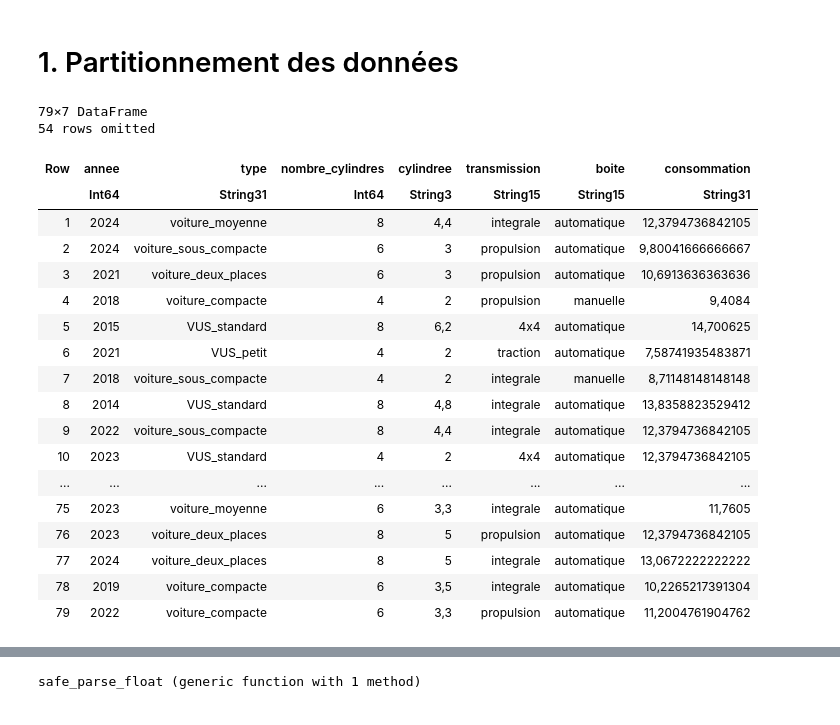
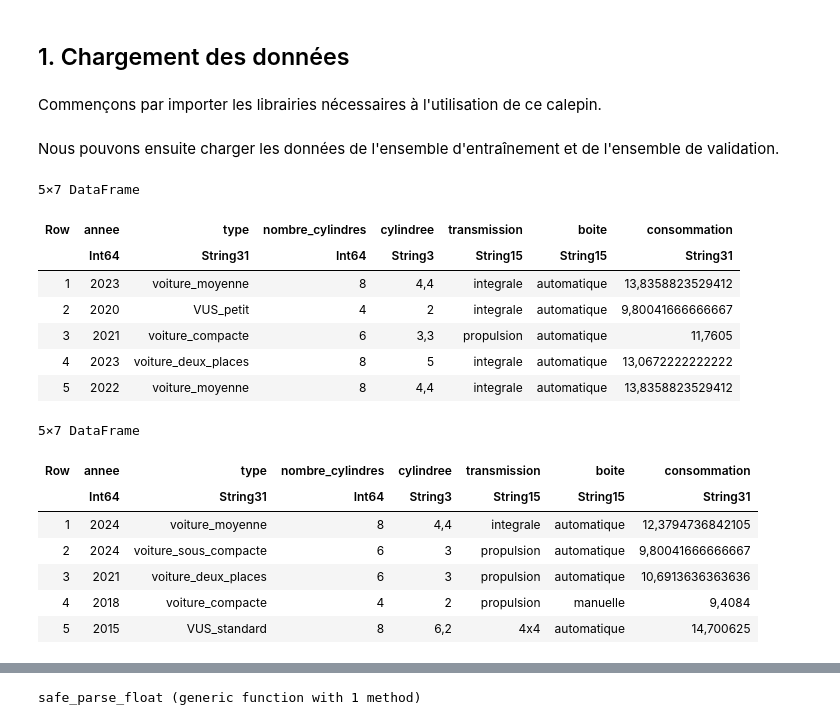
Before and after one commit to Colavita/Prediction-consommation-carburant, a Jupyter notebook: notebooks/projet_equipe_R.ipynb, the cells around one changed output, grey strips where cells are left out. Saved outputs shown, nothing was run; the diff lists cells and outputs as text; code cells hidden in the pictures.

```diff
--- a/notebooks/projet_equipe_R.ipynb
+++ b/notebooks/projet_equipe_R.ipynb
@@ -45,3 +26,5 @@ one hot encoding (si peu de catégories) : Créez une colonne pour chaque catég
 # %% [markdown]
-# 1. Partitionnement des données
+## 1. Chargement des données
+# %% [markdown]
+Commençons par importer les librairies nécessaires à l'utilisation de ce calepin.
 # %%
@@ -49,34 +32,37 @@ one hot encoding (si peu de catégories) : Créez une colonne pour chaque catég
+# %% [markdown]
+Nous pouvons ensuite charger les données de l'ensemble d'entraînement et de l'ensemble de validation.
 # %%
 full_train = CSV.read("../data/raw/train.csv", DataFrame; delim=";")
-test =  CSV.read("../data/raw/test.csv", DataFrame; delim=";") #ne contient pas la varialbe consommation
+test =  CSV.read("../data/raw/test.csv", DataFrame; delim=";") # ne contient pas la variable "consommation"
 
-Random.seed!(1234) #pour la reproductibilit
+Random.seed!(1234) # pour la reproductibilité
 
-ntrain = round(Int, .8*nrow(full_train)) #80% des données pour l'entrainement: 80% * nb de lignes
+ntrain = round(Int, .8*nrow(full_train)) # 80% des données pour l'entraînement: 80% * nb de lignes
 
-train_id = sample(1:nrow(full_train), ntrain, replace=false, ordered=true) #échantillonnage aléatoire pour l'entrainement
-valid_id = setdiff(1:nrow(full_train), train_id) #échantillon de validation. prend celles qui ne sont pas dans l'échantillon d'entrainement
+train_id = sample(1:nrow(full_train), ntrain, replace=false, ordered=true) # échantillonnage aléatoire pour l'entraînement
+valid_id = setdiff(1:nrow(full_train), train_id) # échantillon de validation ; prend les données qui ne sont pas dans l'échantillon d'entraînement
 
 train = full_train[train_id, :]
 valid = full_train[valid_id, :]
+
+first(train, 5)
 # %% [output]
-79×7 DataFrame
-54 rows omitted
+5×7 DataFrame
 | Row | annee | type | nombre_cylindres | cylindree | transmission | boite | consommation |
 |  | Int64 | String31 | Int64 | String3 | String15 | String15 | String31 |
-| 1 | 2024 | voiture_moyenne | 8 | 4,4 | integrale | automatique | 12,3794736842105 |
-| 2 | 2024 | voiture_sous_compacte | 6 | 3 | propulsion | automatique | 9,80041666666667 |
-| 3 | 2021 | voiture_deux_places | 6 | 3 | propulsion | automatique | 10,6913636363636 |
-| 4 | 2018 | voiture_compacte | 4 | 2 | propulsion | manuelle | 9,4084 |
-| 5 | 2015 | VUS_standard | 8 | 6,2 | 4x4 | automatique | 14,700625 |
-| 6 | 2021 | VUS_petit | 4 | 2 | traction | automatique | 7,58741935483871 |
-| 7 | 2018 | voiture_sous_compacte | 4 | 2 | integrale | manuelle | 8,71148148148148 |
-| 8 | 2014 | VUS_standard | 8 | 4,8 | integrale | automatique | 13,8358823529412 |
-| 9 | 2022 | voiture_sous_compacte | 8 | 4,4 | integrale | automatique | 12,3794736842105 |
-| 10 | 2023 | VUS_standard | 4 | 2 | 4x4 | automatique | 12,3794736842105 |
-| ... | ... | ... | ... | ... | ... | ... | ... |
-| 75 | 2023 | voiture_moyenne | 6 | 3,3 | integrale | automatique | 11,7605 |
-| 76 | 2023 | voiture_deux_places | 8 | 5 | propulsion | automatique | 12,3794736842105 |
-| 77 | 2024 | voiture_deux_places | 8 | 5 | integrale | automatique | 13,0672222222222 |
-| 78 | 2019 | voiture_compacte | 6 | 3,5 | integrale | automatique | 10,2265217391304 |
-| 79 | 2022 | voiture_compacte | 6 | 3,3 | propulsion | automatique | 11,2004761904762 |
+| 1 | 2023 | voiture_moyenne | 8 | 4,4 | integrale | automatique | 13,8358823529412 |
+| 2 | 2020 | VUS_petit | 4 | 2 | integrale | automatique | 9,80041666666667 |
+| 3 | 2021 | voiture_compacte | 6 | 3,3 | propulsion | automatique | 11,7605 |
+| 4 | 2023 | voiture_deux_places | 8 | 5 | integrale | automatique | 13,0672222222222 |
+| 5 | 2022 | voiture_moyenne | 8 | 4,4 | integrale | automatique | 13,8358823529412 |
+# %%
+first(valid, 5)
+# %% [output]
+5×7 DataFrame
+| Row | annee | type | nombre_cylindres | cylindree | transmission | boite | consommation |
+|  | Int64 | String31 | Int64 | String3 | String15 | String15 | String31 |
+| 1 | 2024 | voiture_moyenne | 8 | 4,4 | integrale | automatique | 12,3794736842105 |
+| 2 | 2024 | voiture_sous_compacte | 6 | 3 | propulsion | automatique | 9,80041666666667 |
+| 3 | 2021 | voiture_deux_places | 6 | 3 | propulsion | automatique | 10,6913636363636 |
+| 4 | 2018 | voiture_compacte | 4 | 2 | propulsion | manuelle | 9,4084 |
+| 5 | 2015 | VUS_standard | 8 | 6,2 | 4x4 | automatique | 14,700625 |
```
Also changed, not shown: parts of 12 cells of this notebook.
